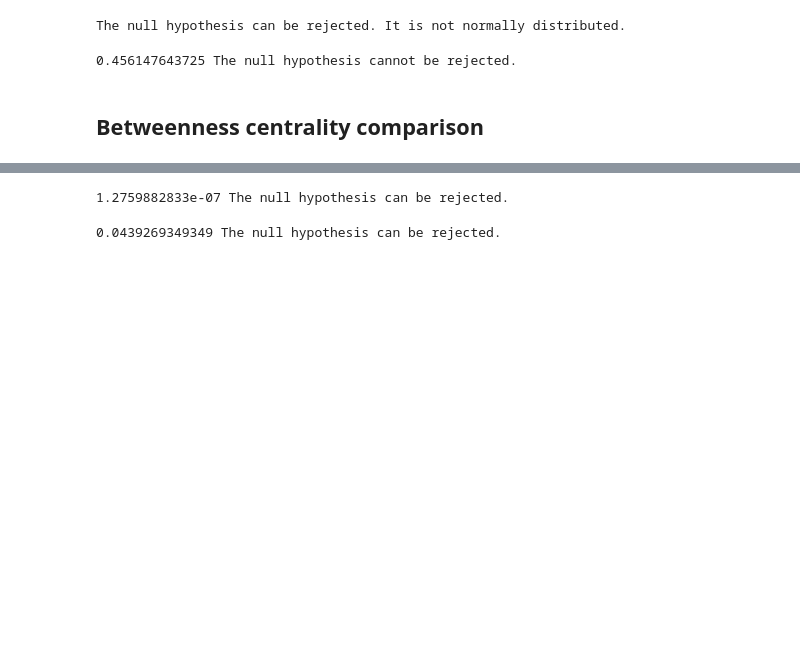
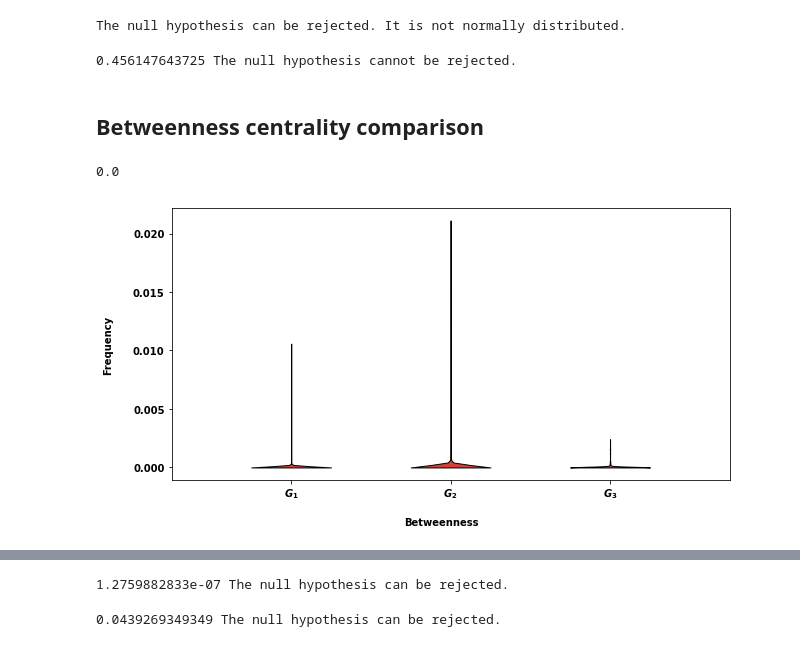
Before and after one commit to Nikoleta-v3/bibliometric-study-of-the-prisoners-dilemma, a Jupyter notebook: src/nbs/6. Comparing Distributions.ipynb, the cells around one changed output, grey strips where cells are left out. Drawn from its saved outputs; the diff is of its cells as text; code cells hidden in the pictures; blank space fills up the shorter version.

```diff
--- a/src/nbs/6. Comparing Distributions.ipynb
+++ b/src/nbs/6. Comparing Distributions.ipynb
@@ -108,3 +110,7 @@ with open('ag_bc_dist.tex', 'r') as textfile:
 pd_bc = [float(i) for i in pd_bc.replace('[', '').replace(']', '').split(',')]
 pa_bc = [float(i) for i in pa_bc.replace('[', '').replace(']', '').split(',')]
 ag_bc = [float(i) for i in ag_bc.replace('[', '').replace(']', '').split(',')]
+# %%
+np.median(ag_bc)
+# %% [output]
+0.0
@@ -110,0 +119,25 @@ ag_bc = [float(i) for i in ag_bc.replace('[', '').replace(']', '').split(',')]
+# %%
+def set_axis_style(ax, labels):
+    ax.xaxis.set_ticks_position('bottom')
+    ax.set_xticks(np.arange(1, len(labels) + 1))
+    ax.set_xticklabels(labels)
+    ax.set_xlim(0.25, len(labels) + 0.75)
+# %%
+fig, axes = plt.subplots(figsize=(10, 5))
+parts = plt.violinplot([pd_bc, ag_bc, pa_bc], widths=0.5, showmedians=False, showextrema=False);
+
+fig.text(0.5, 0, 'Betweenness', ha='center')
+fig.text(0.03, 0.5, 'Frequency', va='center', rotation='vertical');
+
+for pc in parts['bodies']:
+    pc.set_facecolor('#D43F3A')
+    pc.set_edgecolor('black')
+    pc.set_alpha(1)
+
+labels = ['$G_1$', '$G_2$', '$G_3$']
+#for ax in axes:
+set_axis_style(axes, labels)
+
+plt.savefig('/home/nightwing/rsc/Literature-Article/assets/images/Betweenness_histrograms.pdf', format='pdf', bbox_inches='tight')
+# %% [output]
+[figure, added]
```
Also changed, not shown: parts of 6 cells of this notebook, 4 other files.
